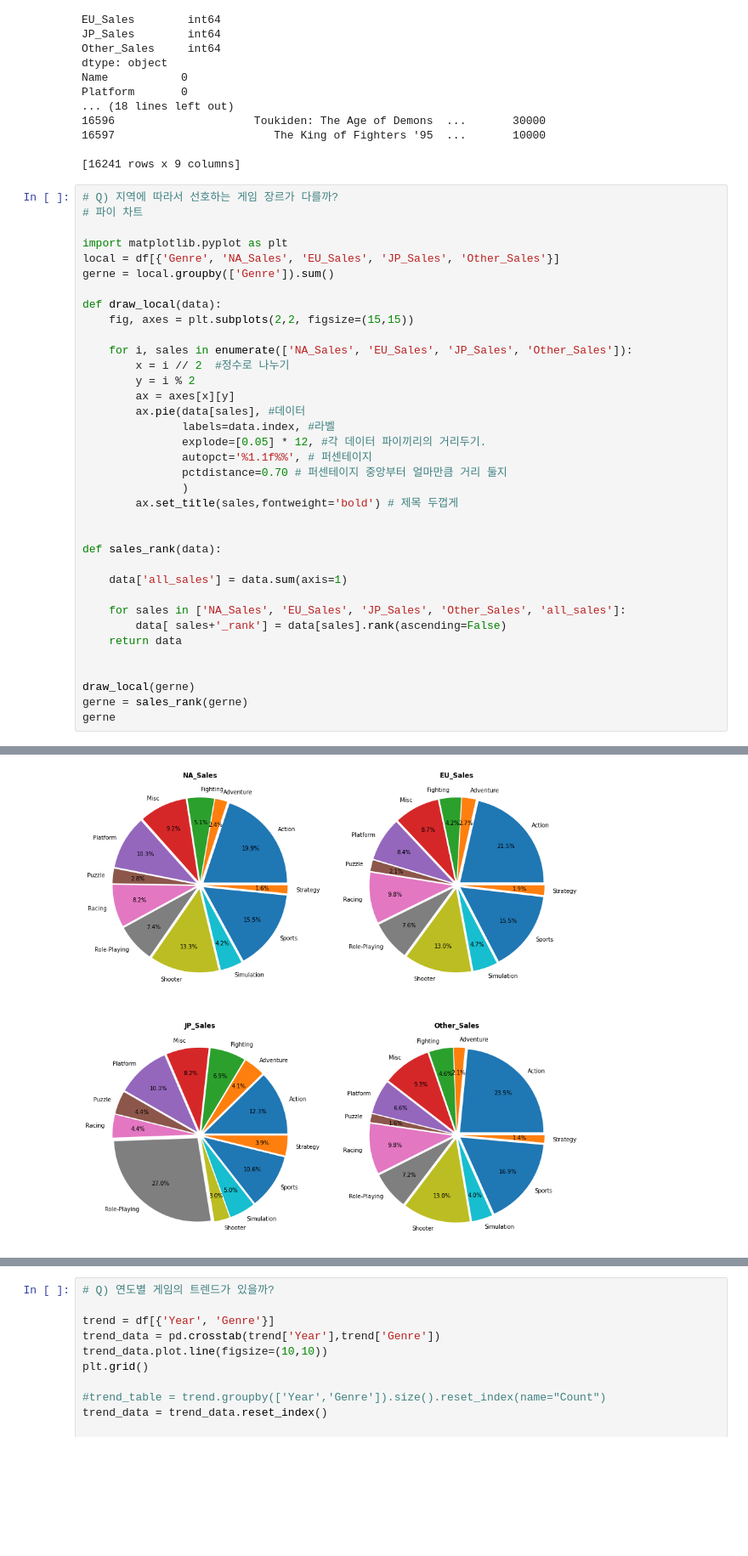
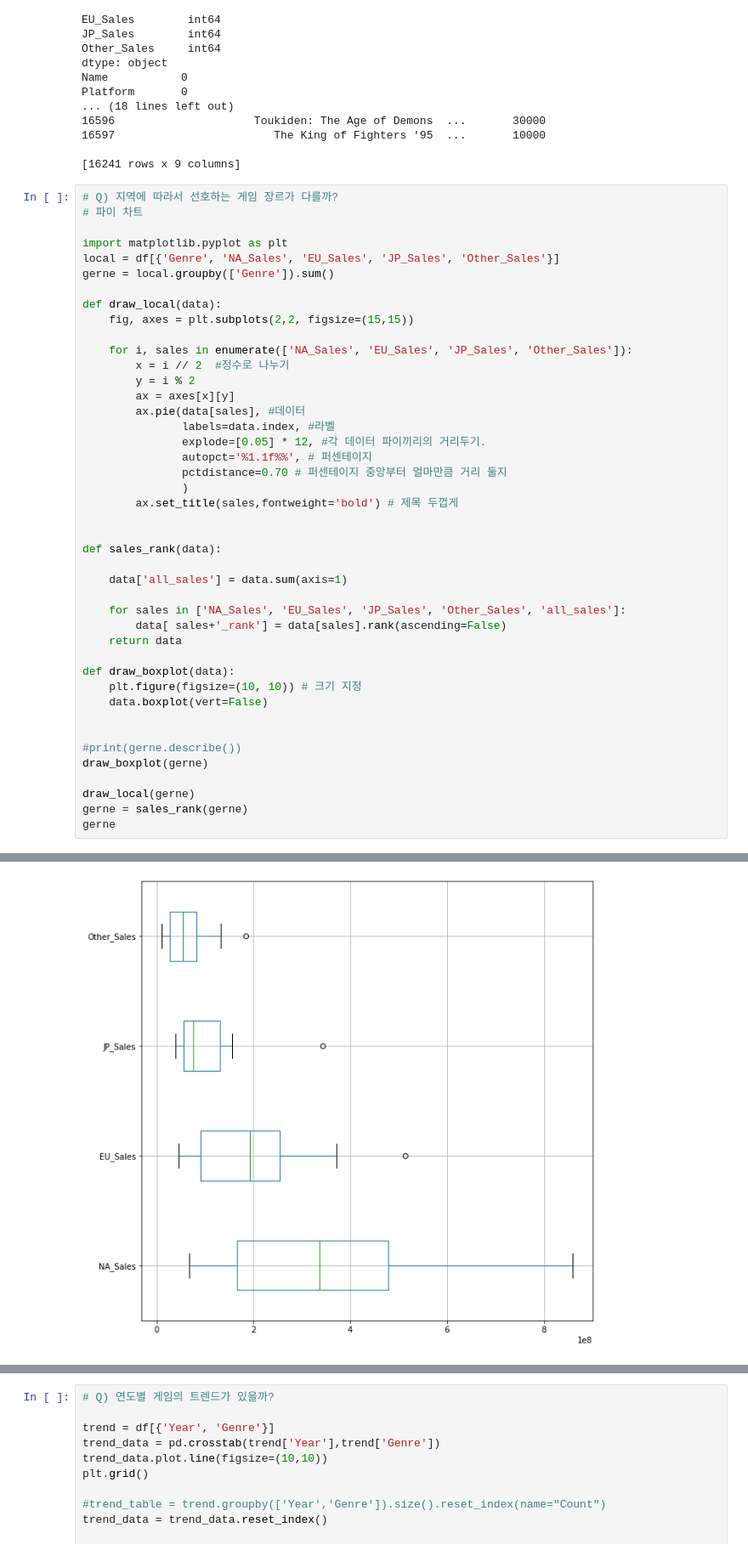
Before and after one commit to Markers/SC1_Project, a Jupyter notebook: Src/SC1_project.ipynb, the cells around one changed output, grey strips where cells are left out. Shown: that part at 85% size. Drawn from its saved outputs; the diff is of its cells as text; blank space fills up the shorter version.

```diff
--- a/Src/SC1_project.ipynb
+++ b/Src/SC1_project.ipynb
@@ -178,31 +178,38 @@ def draw_local(data):
         ax.set_title(sales,fontweight='bold') # 제목 두껍게
 
 
 def sales_rank(data):
 
     data['all_sales'] = data.sum(axis=1)
 
     for sales in ['NA_Sales', 'EU_Sales', 'JP_Sales', 'Other_Sales', 'all_sales']:
         data[ sales+'_rank'] = data[sales].rank(ascending=False)
     return data
 
+def draw_boxplot(data):
+    plt.figure(figsize=(10, 10)) # 크기 지정
+    data.boxplot(vert=False)
+
+
+#print(gerne.describe())
+draw_boxplot(gerne)
 
 draw_local(gerne)
 gerne = sales_rank(gerne)
 gerne
 # %% [output]
 |  | NA_Sales | EU_Sales | JP_Sales | Other_Sales | all_sales | NA_Sales_rank | EU_Sales_rank | JP_Sales_rank | ... |
 | Genre |  |  |  |  |  |  |  |  | ... |
 | Action | 858749997 | 513639997 | 156600000 | 183989998 | 1712979992 | 1.0 | 1.0 | 2.0 | ... |
 | Adventure | 101790000 | 63660000 | 51870000 | 16700000 | 234020000 | 11.0 | 10.0 | 10.0 | ... |
 | Fighting | 220349998 | 99900000 | 87140000 | 36150000 | 443539998 | 8.0 | 9.0 | 6.0 | ... |
 | Misc | 394729999 | 208150000 | 104180000 | 72639999 | 779699998 | 5.0 | 5.0 | 5.0 | ... |
 | Platform | 445379999 | 200629999 | 130529999 | 51450000 | 827989997 | 4.0 | 6.0 | 4.0 | ... |
 | Puzzle | 121579999 | 50470000 | 56240000 | 12440000 | 240729999 | 10.0 | 11.0 | 9.0 | ... |
 | Racing | 354699997 | 235019999 | 56320000 | 76510000 | 722549996 | 6.0 | 4.0 | 8.0 | ... |
 | Role-Playing | 318759999 | 183089998 | 342929999 | 56730000 | 901509996 | 7.0 | 7.0 | 1.0 | ... |
 | Shooter | 574479997 | 310229996 | 38180000 | 101860000 | 1024749993 | 3.0 | 3.0 | 12.0 | ... |
 | Simulation | 181429998 | 112990000 | 63540000 | 31320000 | 389279998 | 9.0 | 8.0 | 7.0 | ... |
 | Sports | 667259996 | 370969999 | 134759999 | 132349999 | 1305339993 | 2.0 | 2.0 | 3.0 | ... |
 | Strategy | 67830000 | 44820000 | 49100000 | 11230000 | 172980000 | 12.0 | 12.0 | 11.0 | ... |
-[figure, old version]
+[figure, new version]
```
Also changed, not shown: parts of 1 cell of this notebook.
